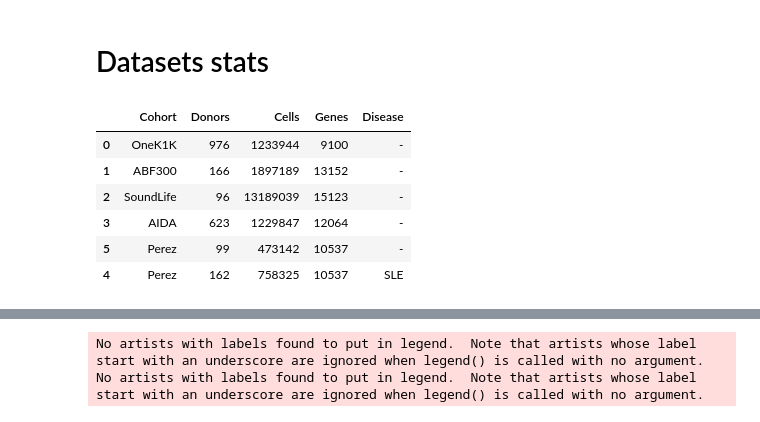
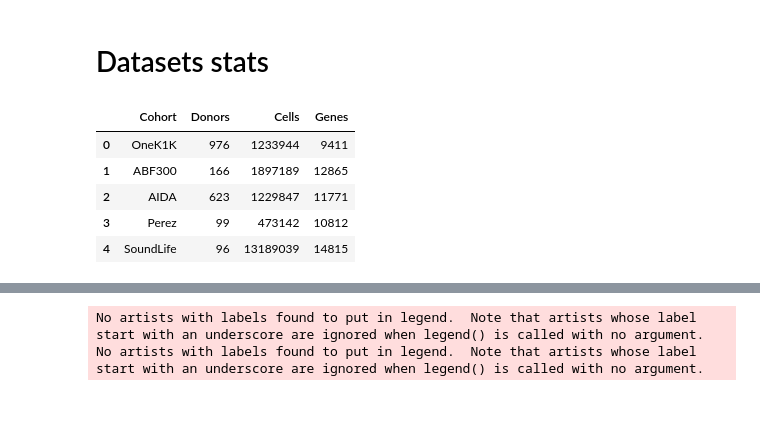
Before and after one commit to janursa/HIRA, a Jupyter notebook: notebooks/supp_results.ipynb, the cells around one changed output, grey strips where cells are left out. Drawn from its saved outputs; the diff is of its cells as text; code cells hidden in the pictures.

```diff
--- a/notebooks/supp_results.ipynb
+++ b/notebooks/supp_results.ipynb
@@ -805,28 +805,28 @@ plt.show()
 # %% [markdown]
 # Datasets stats
 # %%
-from ciim.src.config import DISCOVERY_COHORTS, ALL_DATASETS, AGING_COHORTS
+from hiara import AGING_COHORTS
 data_store = []
 for dataset in AGING_COHORTS:
-    adata = retrieve_adata(dataset, condition=None)
+    adata = retrieve_adata(dataset, condition='healthy')
+    obs = adata.obs
+    n_cells = obs['cell_count'].sum()
+    n_donors = obs['donor_id'].nunique()
+    n_age_donors = obs['donor_age'].nunique()
 
-    for condition in adata.obs['condition'].unique():
-        obs = adata[adata.obs['condition'] == condition].obs
-        n_cells = obs['cell_count'].sum()
-        n_donors = obs['donor_id'].nunique()
-        n_age_donors = obs['donor_age'].nunique()
-        if condition == 'healthy':
-            condition = '-'
-        data_store.append({'Cohort': dataset, 'Donors': n_donors, 'Cells': n_cells, 'Genes': adata.n_vars, 'Disease': condition})
+    data_store.append(
+        {'Cohort': dataset, 'Donors': n_donors, 'Cells': n_cells, 'Genes': adata.n_vars,
+    # 'Disease': condition
+    }
+    )
 
 df = pd.DataFrame(data_store)
 df['Cohort'] = df['Cohort'].map(surrogate_names)
-df.sort_values('Disease')
+df
 # %% [output]
-|  | Cohort | Donors | Cells | Genes | Disease |
-| 0 | OneK1K | 976 | 1233944 | 9100 | - |
-| 1 | ABF300 | 166 | 1897189 | 13152 | - |
-| 2 | SoundLife | 96 | 13189039 | 15123 | - |
-| 3 | AIDA | 623 | 1229847 | 12064 | - |
-| 5 | Perez | 99 | 473142 | 10537 | - |
-| 4 | Perez | 162 | 758325 | 10537 | SLE |
+|  | Cohort | Donors | Cells | Genes |
+| 0 | OneK1K | 976 | 1233944 | 9411 |
+| 1 | ABF300 | 166 | 1897189 | 12865 |
+| 2 | AIDA | 623 | 1229847 | 11771 |
+| 3 | Perez | 99 | 473142 | 10812 |
+| 4 | SoundLife | 96 | 13189039 | 14815 |
```
Also changed, not shown: parts of 8 cells of this notebook, 15 other files.
